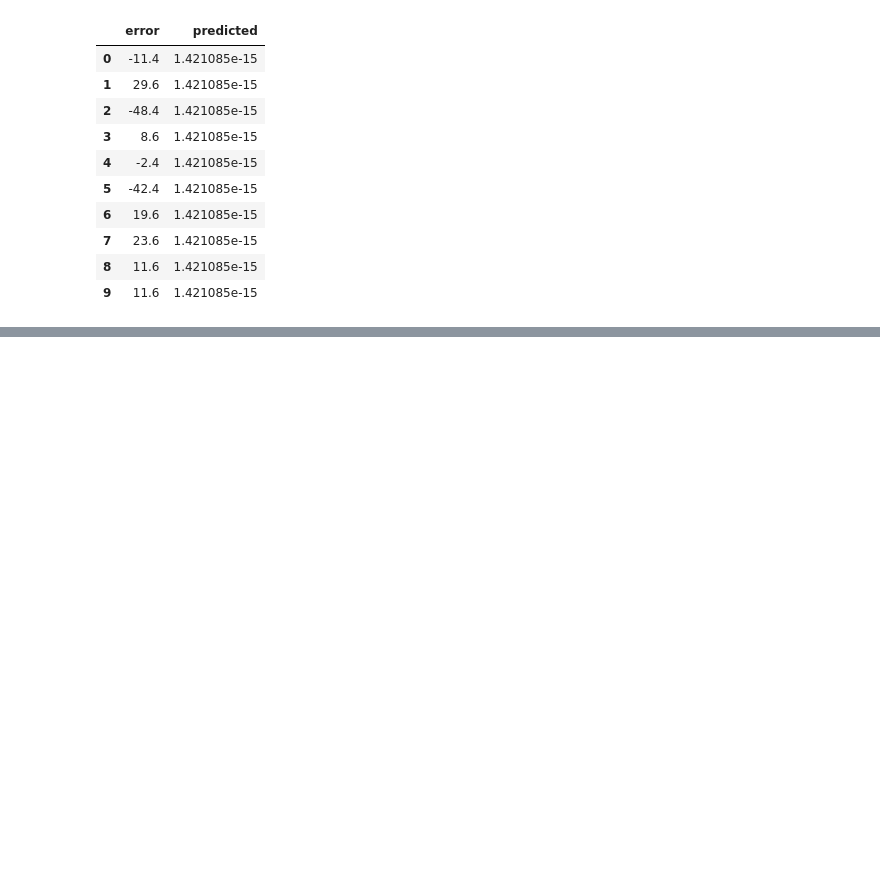
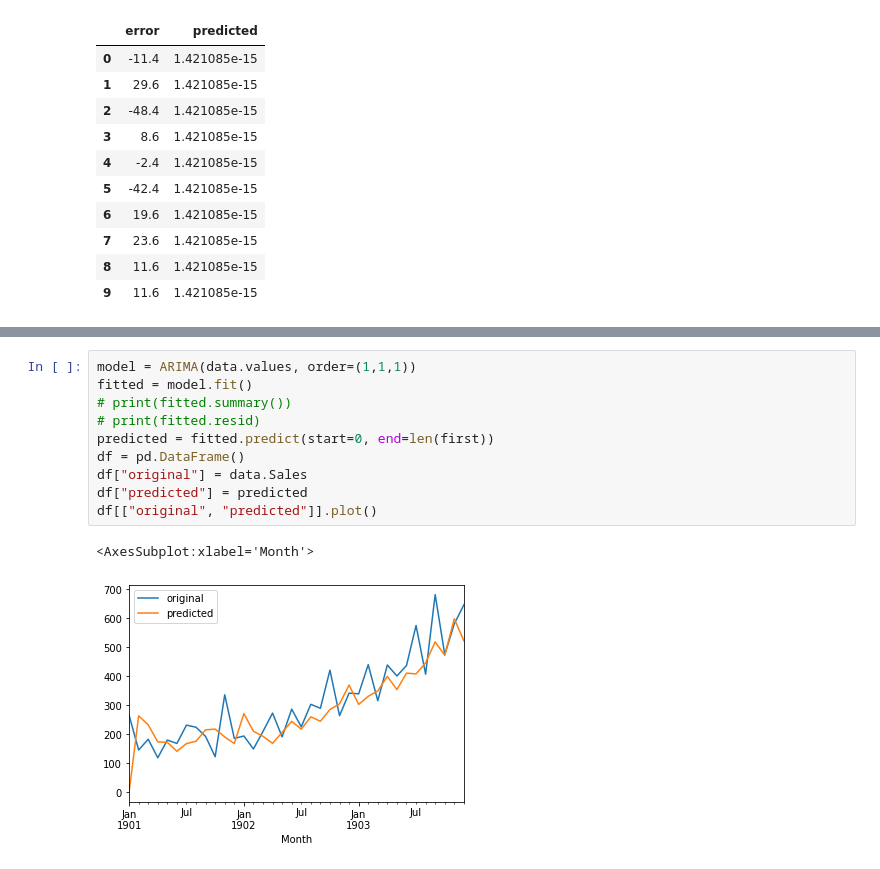
Before and after one commit to matt-juan23/time-series-forecasting, a Jupyter notebook: ARIMA.ipynb, the cells around one changed output, grey strips where cells are left out. Drawn from its saved outputs; the diff is of its cells as text; blank space fills up the shorter version.

```diff
--- a/ARIMA.ipynb
+++ b/ARIMA.ipynb
@@ -124,0 +238,13 @@ a = np.random.
+# %%
+model = ARIMA(data.values, order=(1,1,1))
+fitted = model.fit()
+# print(fitted.summary())
+# print(fitted.resid)
+predicted = fitted.predict(start=0, end=len(first))
+df = pd.DataFrame()
+df["original"] = data.Sales
+df["predicted"] = predicted
+df[["original", "predicted"]].plot()
+# %% [output]
+<AxesSubplot:xlabel='Month'>
+[figure, added]
```
Also changed, not shown: parts of 14 cells of this notebook, 4 other files.
